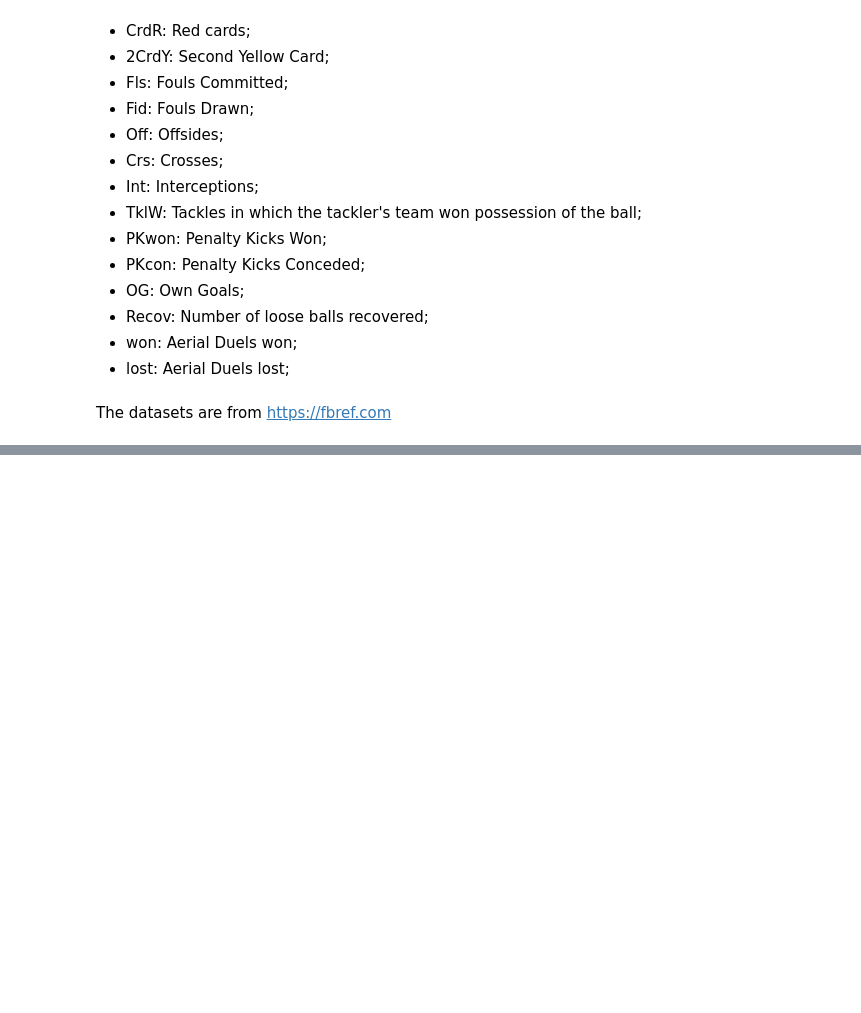
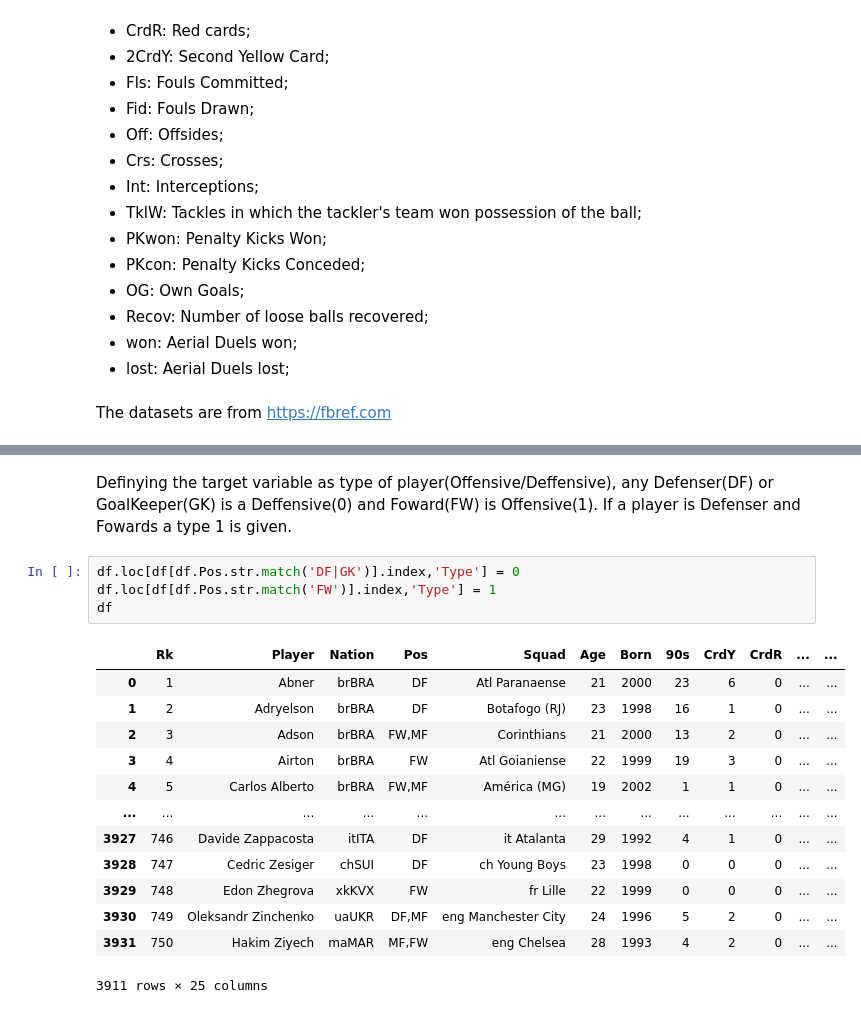
Before and after one commit to IsraelFPM/FootBall-EDA, a Jupyter notebook: PlayersAnalyses.ipynb, the cells around one changed output, grey strips where cells are left out. Cells and saved outputs as stored; diff of their text form; blank space fills up the shorter version.

```diff
--- a/PlayersAnalyses.ipynb
+++ b/PlayersAnalyses.ipynb
@@ -77,0 +120,20 @@ df_Brasileirao_Players.head()
+# %% [markdown]
+Definying the target variable as type of player(Offensive/Deffensive), any Defenser(DF) or GoalKeeper(GK) is a Deffensive(0) and Foward(FW) is Offensive(1). If a player is Defenser and Fowards a type 1 is given.
+# %%
+df.loc[df[df.Pos.str.match('DF|GK')].index,'Type'] = 0
+df.loc[df[df.Pos.str.match('FW')].index,'Type'] = 1
+df
+# %% [output]
+|  | Rk | Player | Nation | Pos | Squad | Age | Born | 90s | CrdY | CrdR | ... | ... |
+| 0 | 1 | Abner | brBRA | DF | Atl Paranaense | 21 | 2000 | 23 | 6 | 0 | ... | ... |
+| 1 | 2 | Adryelson | brBRA | DF | Botafogo (RJ) | 23 | 1998 | 16 | 1 | 0 | ... | ... |
+| 2 | 3 | Adson | brBRA | FW,MF | Corinthians | 21 | 2000 | 13 | 2 | 0 | ... | ... |
+| 3 | 4 | Airton | brBRA | FW | Atl Goianiense | 22 | 1999 | 19 | 3 | 0 | ... | ... |
+| 4 | 5 | Carlos Alberto | brBRA | FW,MF | América (MG) | 19 | 2002 | 1 | 1 | 0 | ... | ... |
+| ... | ... | ... | ... | ... | ... | ... | ... | ... | ... | ... | ... | ... |
+| 3927 | 746 | Davide Zappacosta | itITA | DF | it Atalanta | 29 | 1992 | 4 | 1 | 0 | ... | ... |
+| 3928 | 747 | Cedric Zesiger | chSUI | DF | ch Young Boys | 23 | 1998 | 0 | 0 | 0 | ... | ... |
+| 3929 | 748 | Edon Zhegrova | xkKVX | FW | fr Lille | 22 | 1999 | 0 | 0 | 0 | ... | ... |
+| 3930 | 749 | Oleksandr Zinchenko | uaUKR | DF,MF | eng Manchester City | 24 | 1996 | 5 | 2 | 0 | ... | ... |
+| 3931 | 750 | Hakim Ziyech | maMAR | MF,FW | eng Chelsea | 28 | 1993 | 4 | 2 | 0 | ... | ... |
+3911 rows × 25 columns
```
Also changed, not shown: parts of 101 cells of this notebook.
